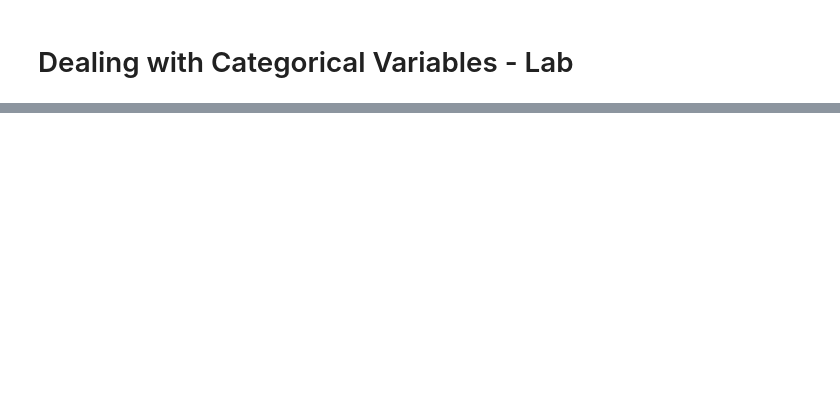
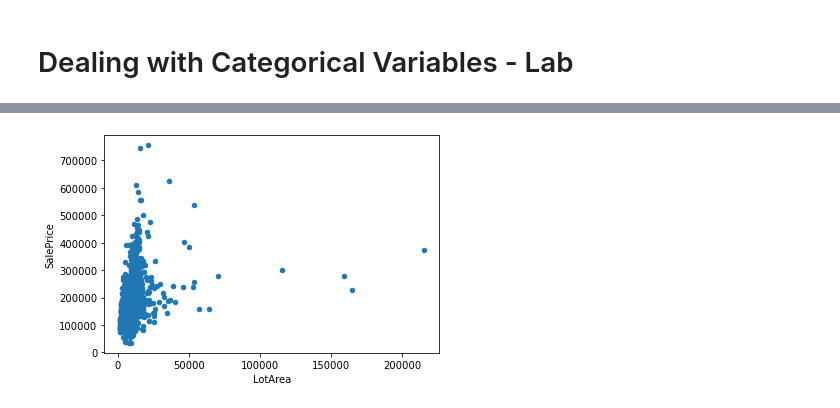
Before and after one commit to learn-co-curriculum/dsc-categorical-variables-regression-lab, a Jupyter notebook: index.ipynb, the cells around one changed output, grey strips where cells are left out. Drawn from its saved outputs; the diff is of its cells as text; code cells hidden in the pictures; blank space fills up the shorter version.

```diff
--- a/index.ipynb
+++ b/index.ipynb
@@ -189,0 +20,6 @@ In this lab, you practiced your knowledge of categorical variables on the Ames H
+# %%
+# __SOLUTION__
+# Load the dataset
+
+import pandas as pd
+ames = pd.read_csv('ames.csv', index_col=0)
@@ -189,0 +52,4 @@ In this lab, you practiced your knowledge of categorical variables on the Ames H
+# %%
+# __SOLUTION__
+ames.dropna(axis=1, inplace=True)
+ames
@@ -189,0 +111,15 @@ In this lab, you practiced your knowledge of categorical variables on the Ames H
+# %%
+# __SOLUTION__
+# Just reading from left to right,
+
+# MSSubClass doesn't seem like a good choice, because it seems like it's a
+# "code" (i.e. categorical) rather than truly numeric
+
+# LotArea does seem like a reasonable choice. The description says:
+# LotArea: Lot size in square feet
+
+# That sounds like a number
+
+ames.plot.scatter(x="LotArea", y="SalePrice");
+# %% [output]
+[figure, added]
```
Also changed, not shown: parts of 81 cells of this notebook, 7 other files.
